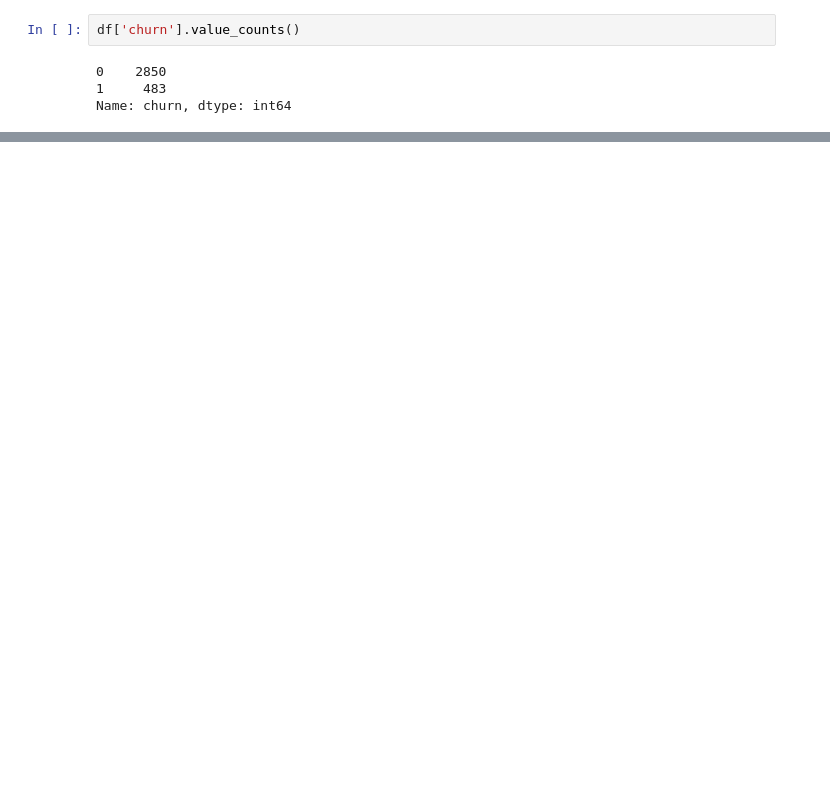
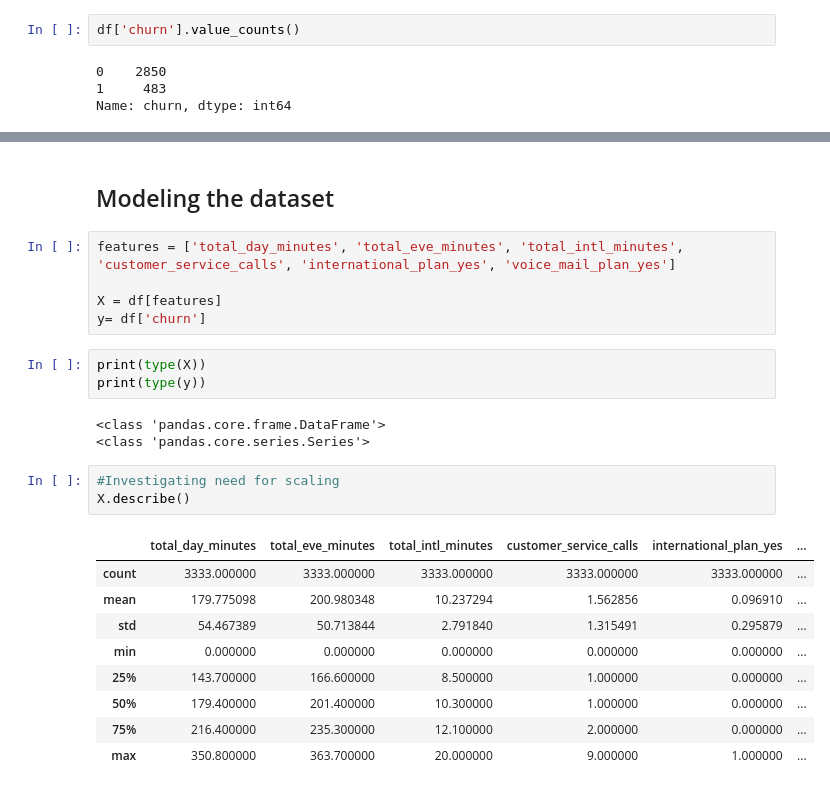
Before and after one commit to Iamwangui/Customer_Churn_Project, a Jupyter notebook: Customer_Churn.ipynb, the cells around one changed output, grey strips where cells are left out. Cells and saved outputs as stored; diff of their text form; blank space fills up the shorter version.

```diff
--- a/Customer_Churn.ipynb
+++ b/Customer_Churn.ipynb
@@ -271,0 +297,26 @@ sns.heatmap(corr,cmap="YlGnBu", annot=True,mask = mask, annot_kws={'size':10} )
+# %% [markdown]
+## Modeling the dataset
+# %%
+features = ['total_day_minutes', 'total_eve_minutes', 'total_intl_minutes', 'customer_service_calls', 'international_plan_yes', 'voice_mail_plan_yes']
+
+X = df[features]
+y= df['churn']
+# %%
+print(type(X))
+print(type(y))
+# %% [output]
+<class 'pandas.core.frame.DataFrame'>
+<class 'pandas.core.series.Series'>
+# %%
+#Investigating need for scaling
+X.describe()
+# %% [output]
+|  | total_day_minutes | total_eve_minutes | total_intl_minutes | customer_service_calls | international_plan_yes | ... |
+| count | 3333.000000 | 3333.000000 | 3333.000000 | 3333.000000 | 3333.000000 | ... |
+| mean | 179.775098 | 200.980348 | 10.237294 | 1.562856 | 0.096910 | ... |
+| std | 54.467389 | 50.713844 | 2.791840 | 1.315491 | 0.295879 | ... |
+| min | 0.000000 | 0.000000 | 0.000000 | 0.000000 | 0.000000 | ... |
+| 25% | 143.700000 | 166.600000 | 8.500000 | 1.000000 | 0.000000 | ... |
+| 50% | 179.400000 | 201.400000 | 10.300000 | 1.000000 | 0.000000 | ... |
+| 75% | 216.400000 | 235.300000 | 12.100000 | 2.000000 | 0.000000 | ... |
+| max | 350.800000 | 363.700000 | 20.000000 | 9.000000 | 1.000000 | ... |
```
Also changed, not shown: parts of 41 cells of this notebook.
